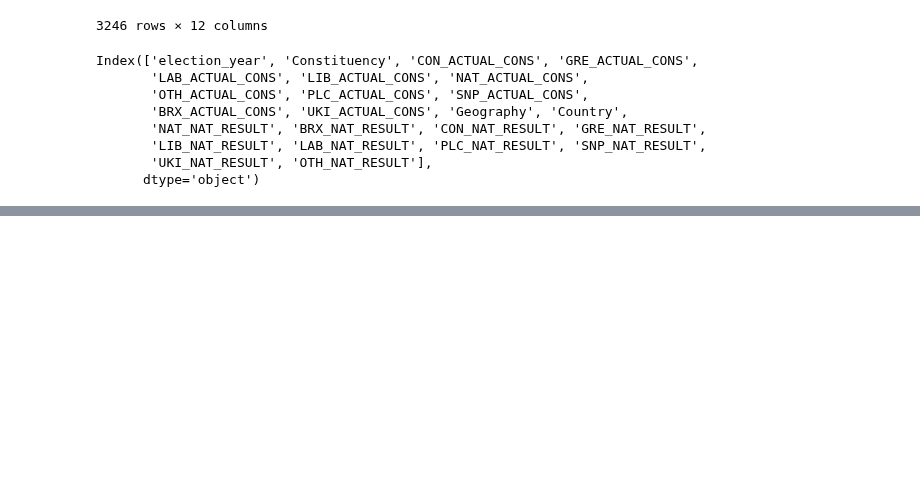
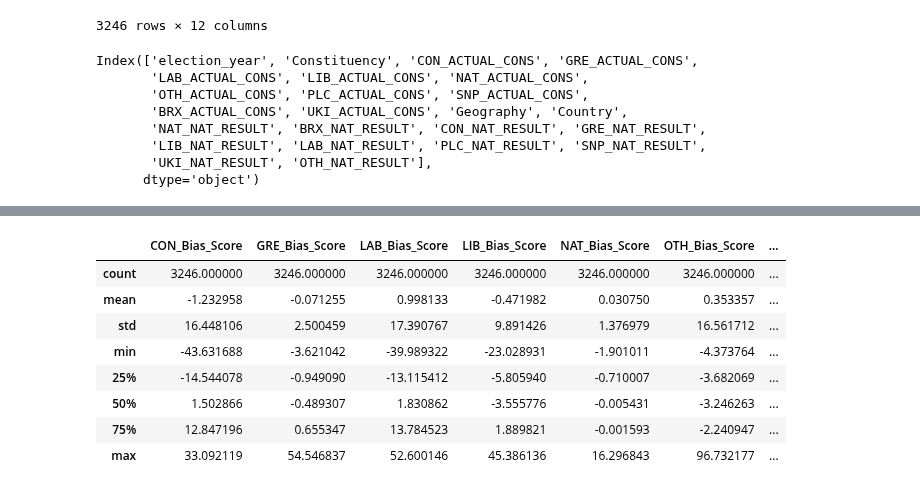
Before and after one commit to oscarhibbert/election-predictor, a Jupyter notebook: notebooks/ns_constituency.ipynb, the cells around one changed output, grey strips where cells are left out. Drawn from its saved outputs; the diff is of its cells as text; code cells hidden in the pictures; blank space fills up the shorter version.

```diff
--- a/notebooks/ns_constituency.ipynb
+++ b/notebooks/ns_constituency.ipynb
@@ -165 +164,13 @@ for index, row in cons_result_comp.iterrows():
 biases_df = cons_result_comp.filter(like='Bias')
+# %%
+biases_df.describe()
+# %% [output]
+|  | CON_Bias_Score | GRE_Bias_Score | LAB_Bias_Score | LIB_Bias_Score | NAT_Bias_Score | OTH_Bias_Score | ... |
+| count | 3246.000000 | 3246.000000 | 3246.000000 | 3246.000000 | 3246.000000 | 3246.000000 | ... |
+| mean | -1.232958 | -0.071255 | 0.998133 | -0.471982 | 0.030750 | 0.353357 | ... |
+| std | 16.448106 | 2.500459 | 17.390767 | 9.891426 | 1.376979 | 16.561712 | ... |
+| min | -43.631688 | -3.621042 | -39.989322 | -23.028931 | -1.901011 | -4.373764 | ... |
+| 25% | -14.544078 | -0.949090 | -13.115412 | -5.805940 | -0.710007 | -3.682069 | ... |
+| 50% | 1.502866 | -0.489307 | 1.830862 | -3.555776 | -0.005431 | -3.246263 | ... |
+| 75% | 12.847196 | 0.655347 | 13.784523 | 1.889821 | -0.001593 | -2.240947 | ... |
+| max | 33.092119 | 54.546837 | 52.600146 | 45.386136 | 16.296843 | 96.732177 | ... |
```
Also changed, not shown: parts of 10 cells of this notebook.
